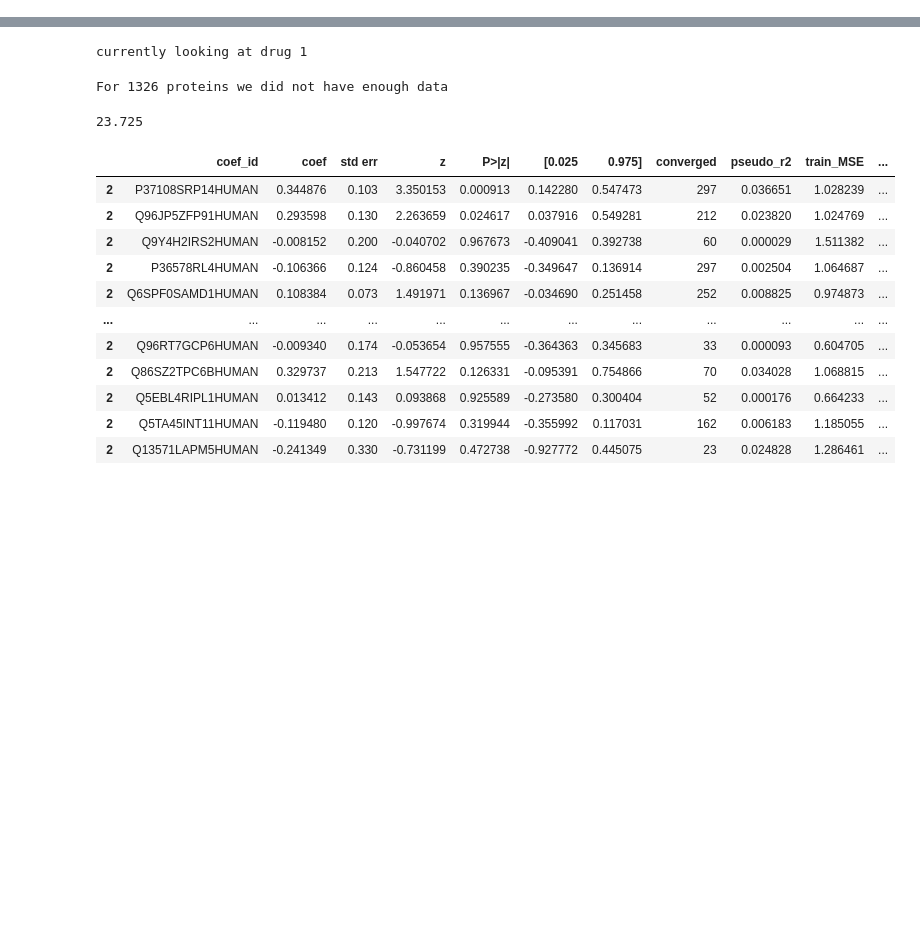
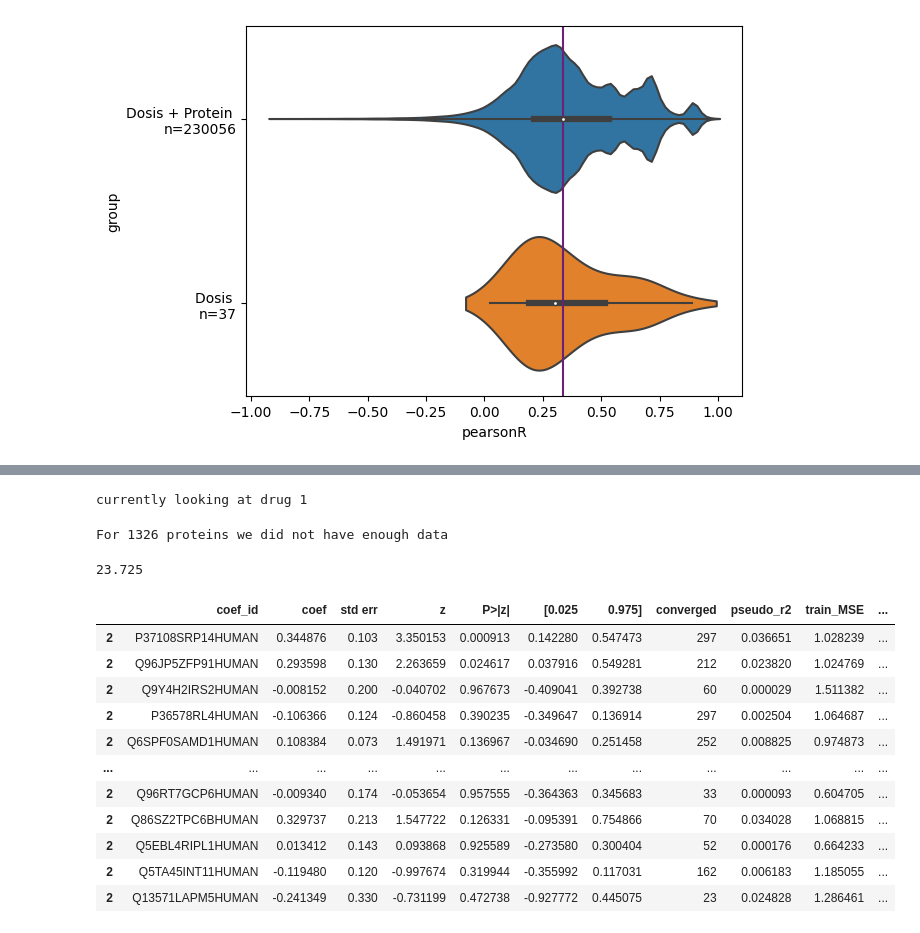
Before and after one commit to Yatish0833/multiomics-synergies, a Jupyter notebook: protein_regression.ipynb, the cells around one changed output, grey strips where cells are left out. Drawn from its saved outputs; the diff is of its cells as text; code cells hidden in the pictures; blank space fills up the shorter version.

```diff
--- a/protein_regression.ipynb
+++ b/protein_regression.ipynb
@@ -17,0 +280,4 @@ from random import sample, seed
+# %%
+performance = df[['pearsonR', 'MSE', 'drug', 'protein']].drop_duplicates(ignore_index=True)
+# %%
+performance['group'] = performance.protein == 'DOSIS.'
@@ -17,0 +300,3 @@ from random import sample, seed
+# %%
+baseline = performance[performance.group]
+baseline
@@ -17,0 +317,5 @@ from random import sample, seed
+# %%
+drugs_with_2 = baseline.dropna().drug.unique()
+drugs_with_2
+mask = [d in drugs_with_2 for d in performance.drug]
+with_baseline = performance[mask]
@@ -17,0 +338,8 @@ from random import sample, seed
+# %%
+plot = sns.violinplot(with_baseline, x='pearsonR', y='group', orient='h', cut=True)
+plt.axvline(with_baseline.pearsonR.median(), 0, c="#6D2077")
+plot.set_yticks(range(2))
+plot.set_yticklabels([f'Dosis + Protein \nn={with_baseline.shape[0]}', 'Dosis \nn=37'])
+plt.show()
+# %% [output]
+[figure, added]
```
Also changed, not shown: parts of 45 cells of this notebook, 2 other files.
